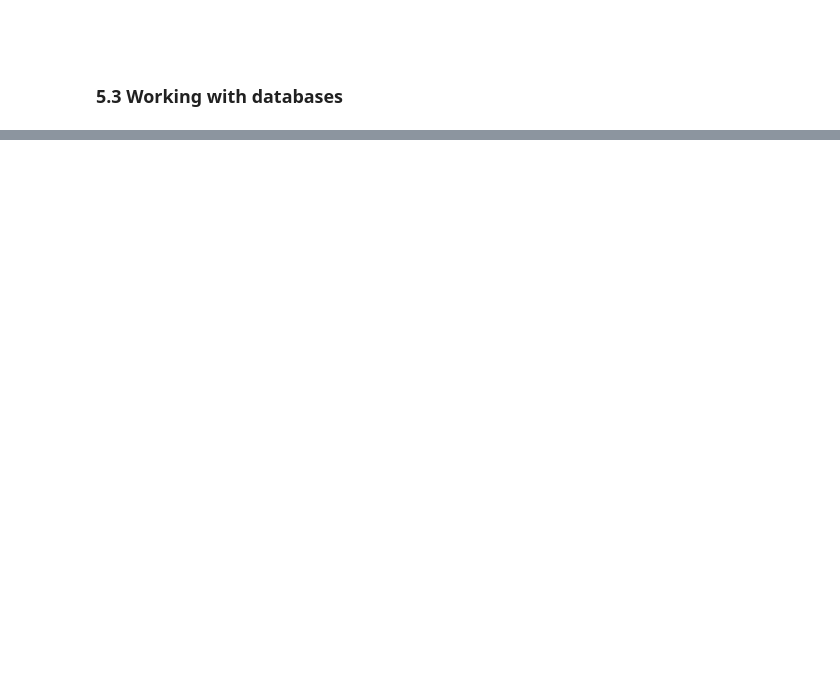
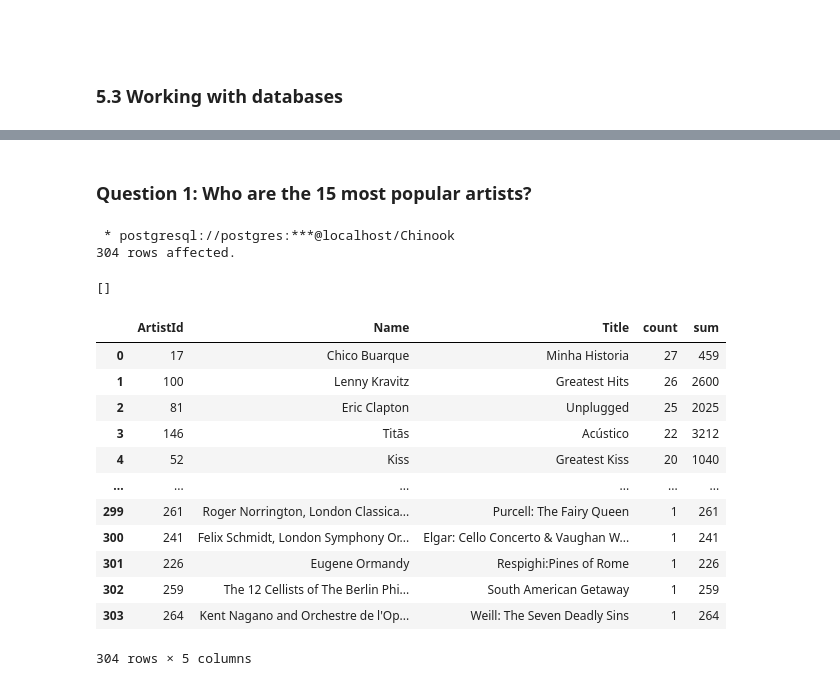
Before and after one commit to JavierConde1976/LSE_DA201_Week_5_Demonstration, a Jupyter notebook: LSE_DA201_Week_5_Demonstration.ipynb, the cells around one changed output, grey strips where cells are left out. Saved outputs shown, nothing was run; the diff lists cells and outputs as text; code cells hidden in the pictures; blank space fills up the shorter version.

```diff
--- a/LSE_DA201_Week_5_Demonstration.ipynb
+++ b/LSE_DA201_Week_5_Demonstration.ipynb
@@ -1259,0 +1396,42 @@ RT @MichaelHincks: I think closing the roof two games before Kyrgios *could* win
+# %% [markdown]
+### Question 1: Who are the 15 most popular artists?
+# %%
+%%sql
+
+CREATE TABLE most_popular_tracks AS
+SELECT ar."ArtistId", ar."Name", al."Title",
+COUNT(*),
+SUM(ar."ArtistId")
+FROM "Artist" ar
+JOIN "Album" al USING ("ArtistId")
+JOIN "Track" tr USING ("AlbumId")
+JOIN "InvoiceLine" i USING ("TrackId")
+GROUP BY ar."ArtistId", ar."Name", al."Title"
+ORDER BY COUNT(ar."ArtistId") DESC;
+# %% [output]
+ * postgresql://postgres:***@localhost/Chinook
+304 rows affected.
+[]
+# %%
+# Import Pandas.
+import pandas as pd
+
+# Create a DataFrame
+q1 = pd.read_sql('SELECT * FROM most_popular_tracks', engine)
+
+# View the output.
+q1
+# %% [output]
+|  | ArtistId | Name | Title | count | sum |
+| 0 | 17 | Chico Buarque | Minha Historia | 27 | 459 |
+| 1 | 100 | Lenny Kravitz | Greatest Hits | 26 | 2600 |
+| 2 | 81 | Eric Clapton | Unplugged | 25 | 2025 |
+| 3 | 146 | Titãs | Acústico | 22 | 3212 |
+| 4 | 52 | Kiss | Greatest Kiss | 20 | 1040 |
+| ... | ... | ... | ... | ... | ... |
+| 299 | 261 | Roger Norrington, London Classica... | Purcell: The Fairy Queen | 1 | 261 |
+| 300 | 241 | Felix Schmidt, London Symphony Or... | Elgar: Cello Concerto & Vaughan W... | 1 | 241 |
+| 301 | 226 | Eugene Ormandy | Respighi:Pines of Rome | 1 | 226 |
+| 302 | 259 | The 12 Cellists of The Berlin Phi... | South American Getaway | 1 | 259 |
+| 303 | 264 | Kent Nagano and Orchestre de l'Op... | Weill: The Seven Deadly Sins | 1 | 264 |
+304 rows × 5 columns
```
Also changed, not shown: parts of 113 cells of this notebook.
